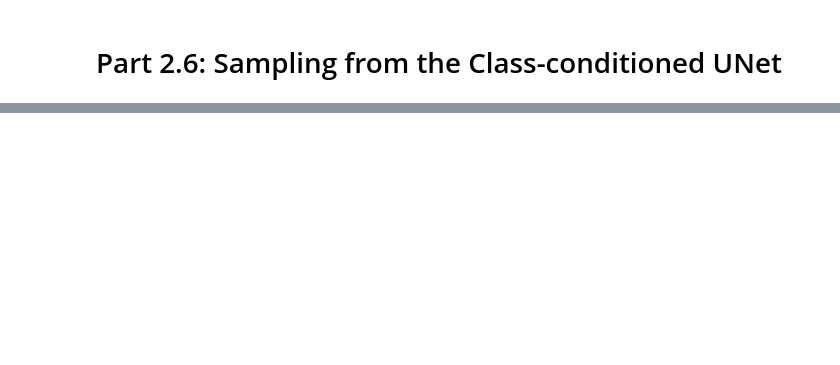
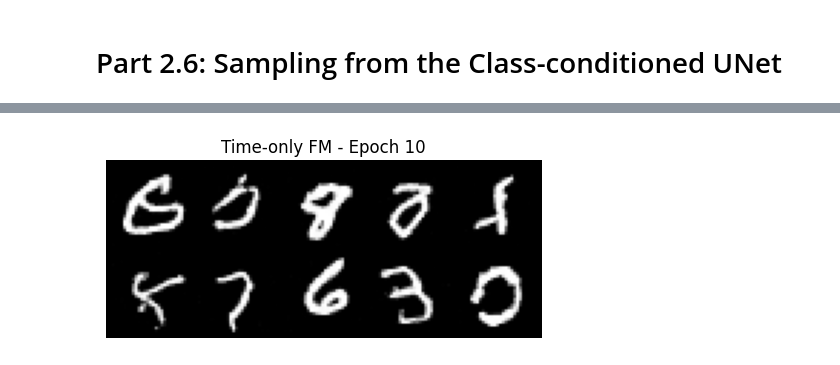
Before and after one commit to RishbhaJain/computer-vision-cs280A, a Jupyter notebook: partb.ipynb, the cells around one changed output, grey strips where cells are left out. Saved outputs shown, nothing was run; the diff lists cells and outputs as text; code cells hidden in the pictures; blank space fills up the shorter version.

```diff
--- a/partb.ipynb
+++ b/partb.ipynb
@@ -990,0 +1758,91 @@ raise NotImplementedError('Implement sampling and comparison')
+# %%
+
+# Part 3: Compare time-only models
+
+from pathlib import Path
+import torch
+
+checkpoint_dir = Path("checkpoints")
+
+def load_time_fm(path):
+    ckpt = torch.load(
+        path,
+        map_location=device,
+        weights_only=True
+    )
+
+    unet = TimeConditionalUNet(
+        in_channels=1,
+        num_classes=10,
+        num_hiddens=64
+    ).to(device)
+
+    model = TimeConditionalFM(
+        unet=unet,
+        num_ts=50,
+        img_hw=(28, 28)
+    ).to(device)
+
+    model.load_state_dict(
+        ckpt["model_state_dict"]
+    )
+
+    model.eval()
+    return model
+
+
+samples_by_epoch = {}
+
+for epoch in [10, 15, 20]:
+    path = checkpoint_dir / f"time_fm_epoch_{epoch}.pth"
+
+    model = load_time_fm(path)
+
+    with torch.inference_mode():
+        samples = model.sample(
+            img_wh=(28, 28),
+            seed=42
+        )
+
+    samples_by_epoch[epoch] = samples.detach().cpu()
+
+    show_grid(
+        samples,
+        f"Time-only FM - Epoch {epoch}",
+        f"bells_time_epoch_{epoch}.png",
+        nrow=5
+    )
+
+
+# Side-by-side comparison using the SAME 10 noise seeds
+fig, axes = plt.subplots(3, 10, figsize=(15, 5))
+
+for row, epoch in enumerate([10, 15, 20]):
+    images = samples_by_epoch[epoch]
+
+    for col in range(10):
+        axes[row, col].imshow(
+            images[col, 0],
+            cmap="gray",
+            vmin=0,
+            vmax=1
+        )
+        axes[row, col].axis("off")
+
+    axes[row, 0].set_ylabel(
+        f"Epoch {epoch}",
+        fontsize=11
+    )
+
+plt.suptitle(
+    "Bells & Whistles: Time-only Flow Matching"
+)
+plt.tight_layout()
+plt.savefig(
+    OUT / "bells_time_comparison.png",
+    dpi=150,
+    bbox_inches="tight"
+)
+plt.show()
+# %% [output]
+[figure, added]
```
Also changed, not shown: parts of 26 cells of this notebook.
